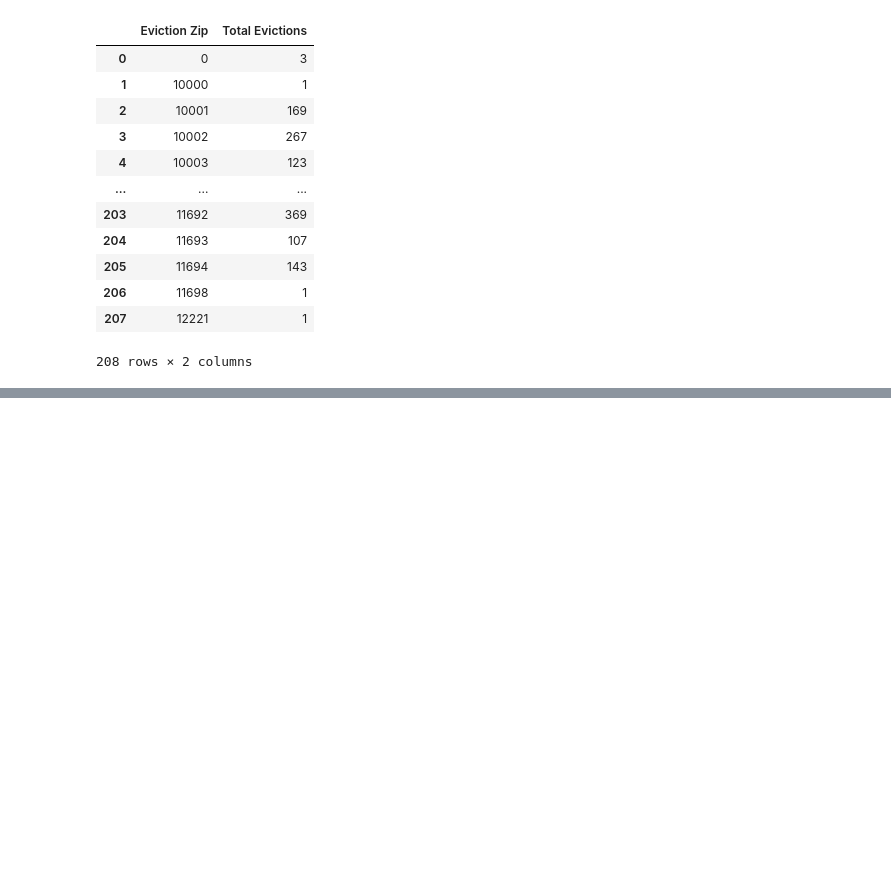
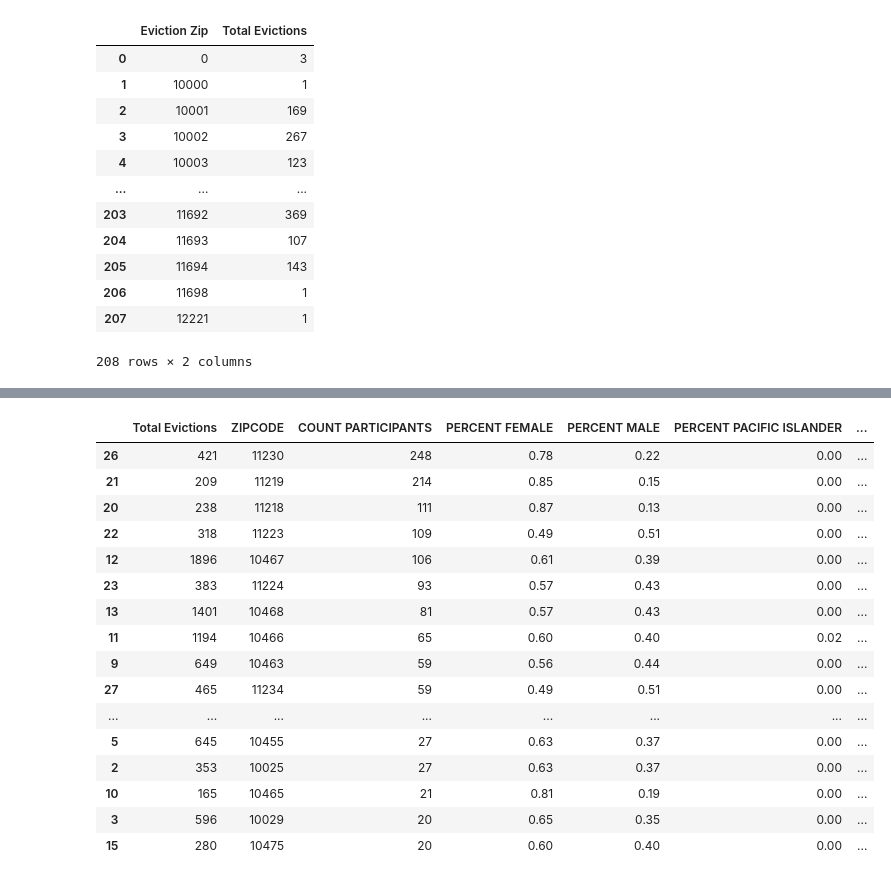
Before and after one commit to tmbiro/Crowdfunding_ETL, a Jupyter notebook: ETL_Mini_Project.ipynb, the cells around one changed output, grey strips where cells are left out. Cells and saved outputs as stored; diff of their text form; code cells hidden in the pictures; blank space fills up the shorter version.

```diff
--- a/ETL_Mini_Project.ipynb
+++ b/ETL_Mini_Project.ipynb
@@ -113,0 +119,29 @@ trimmed_df
+# %%
+# adding PERCENT MINORITY column
+combined_df['PERCENT MINORITY']= (
+    combined_df['PERCENT PACIFIC ISLANDER'] +
+    combined_df['PERCENT HISPANIC LATINO'] +
+    combined_df['PERCENT AMERICAN INDIAN'] +
+    combined_df['PERCENT ASIAN NON HISPANIC'] +
+    combined_df['PERCENT BLACK NON HISPANIC'] +
+    combined_df['PERCENT OTHER ETHNICITY']
+)
+combined_df
+# %% [output]
+|  | Total Evictions | ZIPCODE | COUNT PARTICIPANTS | PERCENT FEMALE | PERCENT MALE | PERCENT PACIFIC ISLANDER | ... |
+| 26 | 421 | 11230 | 248 | 0.78 | 0.22 | 0.00 | ... |
+| 21 | 209 | 11219 | 214 | 0.85 | 0.15 | 0.00 | ... |
+| 20 | 238 | 11218 | 111 | 0.87 | 0.13 | 0.00 | ... |
+| 22 | 318 | 11223 | 109 | 0.49 | 0.51 | 0.00 | ... |
+| 12 | 1896 | 10467 | 106 | 0.61 | 0.39 | 0.00 | ... |
+| 23 | 383 | 11224 | 93 | 0.57 | 0.43 | 0.00 | ... |
+| 13 | 1401 | 10468 | 81 | 0.57 | 0.43 | 0.00 | ... |
+| 11 | 1194 | 10466 | 65 | 0.60 | 0.40 | 0.02 | ... |
+| 9 | 649 | 10463 | 59 | 0.56 | 0.44 | 0.00 | ... |
+| 27 | 465 | 11234 | 59 | 0.49 | 0.51 | 0.00 | ... |
+| ... | ... | ... | ... | ... | ... | ... | ... |
+| 5 | 645 | 10455 | 27 | 0.63 | 0.37 | 0.00 | ... |
+| 2 | 353 | 10025 | 27 | 0.63 | 0.37 | 0.00 | ... |
+| 10 | 165 | 10465 | 21 | 0.81 | 0.19 | 0.00 | ... |
+| 3 | 596 | 10029 | 20 | 0.65 | 0.35 | 0.00 | ... |
+| 15 | 280 | 10475 | 20 | 0.60 | 0.40 | 0.00 | ... |
```
Also changed, not shown: parts of 4 cells of this notebook.
